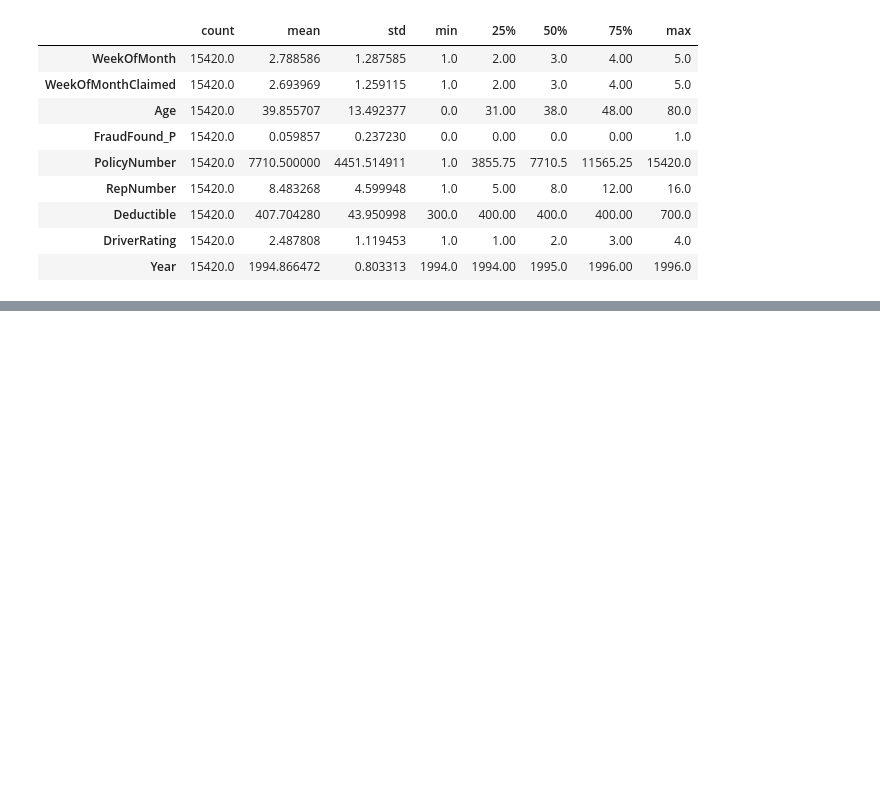
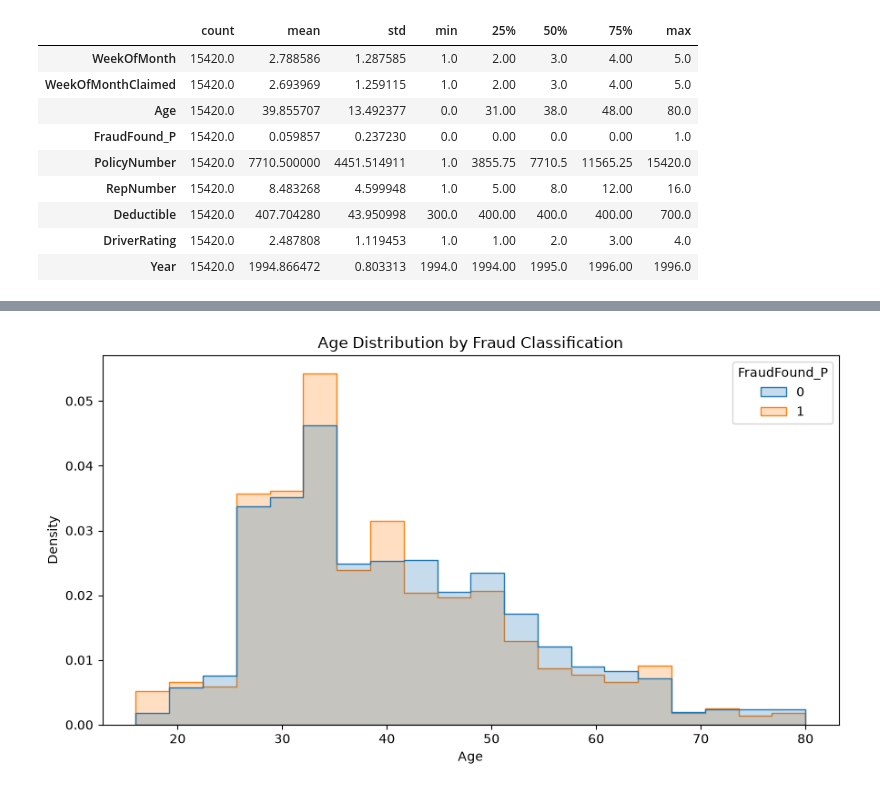
Before and after one commit to m-arij/f20dl-vehicle-fraud-ug-group9, a Jupyter notebook: notebooks/tabular_eda.ipynb, the cells around one changed output, grey strips where cells are left out. Saved outputs shown, nothing was run; the diff lists cells and outputs as text; code cells hidden in the pictures; blank space fills up the shorter version.

```diff
--- a/notebooks/tabular_eda.ipynb
+++ b/notebooks/tabular_eda.ipynb
@@ -211,0 +260,22 @@ Numerical features:
+# %%
+age_data = df[df["Age"] > 0].copy()
+
+plt.figure(figsize=(9, 5))
+
+sns.histplot(
+    data=age_data,
+    x="Age",
+    hue="FraudFound_P",
+    bins=20,
+    stat="density",
+    common_norm=False,
+    element="step"
+)
+
+plt.title("Age Distribution by Fraud Classification")
+plt.xlabel("Age")
+plt.ylabel("Density")
+plt.tight_layout()
+plt.show()
+# %% [output]
+[figure, added]
```
Also changed, not shown: parts of 3 cells of this notebook.
